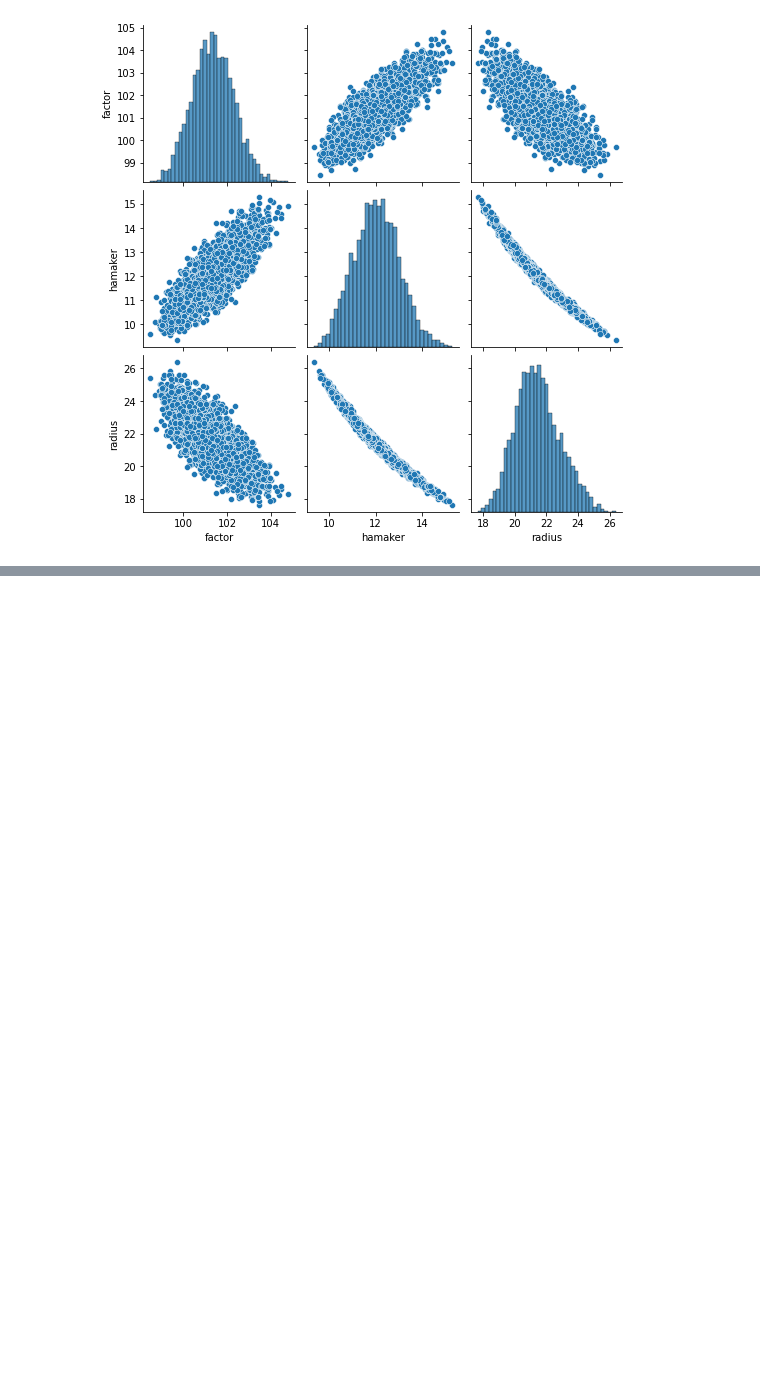
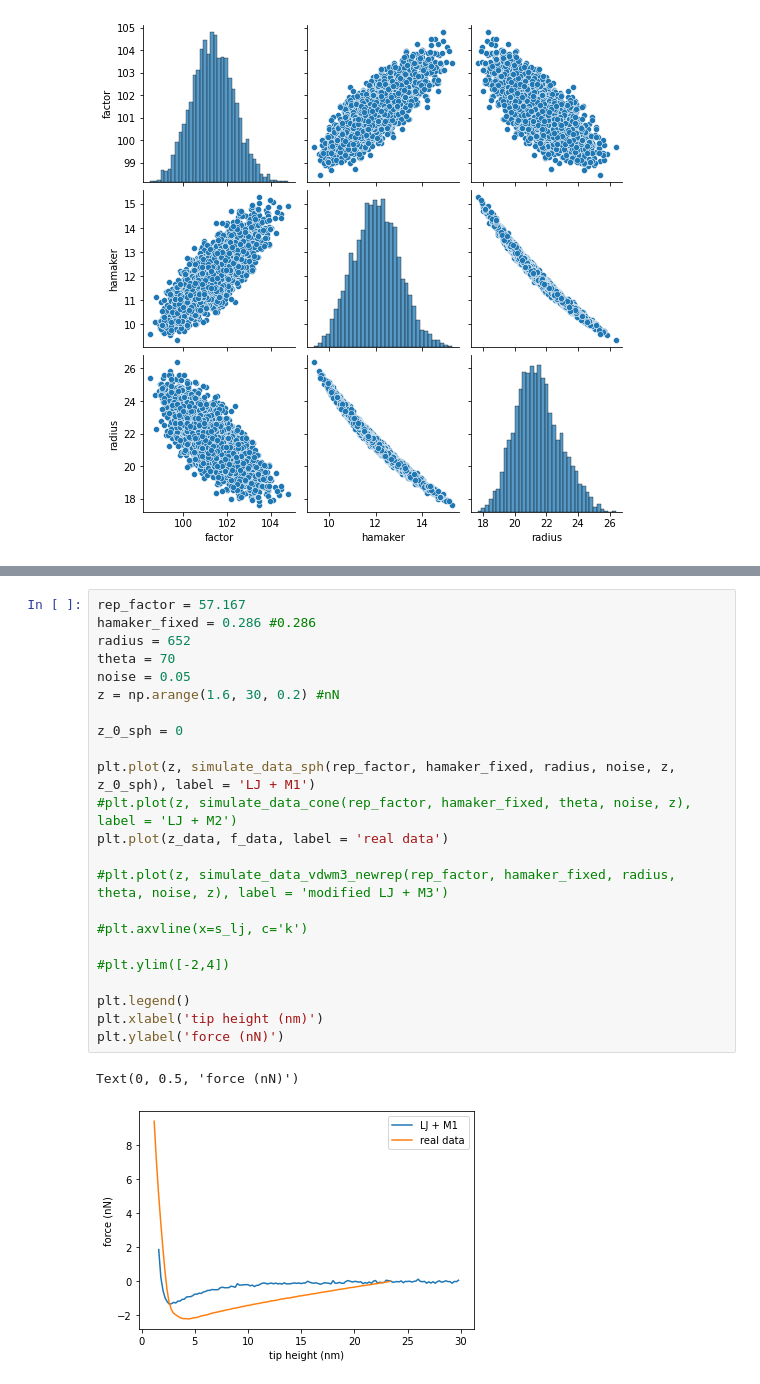
Before and after one commit to phys201/nc_AFM, a Jupyter notebook: documentation.ipynb, the cells around one changed output, grey strips where cells are left out. Cells and saved outputs as stored; diff of their text form; blank space fills up the shorter version.

```diff
--- a/documentation.ipynb
+++ b/documentation.ipynb
@@ -1098,0 +1190,26 @@ sns.pairplot(posterior_dataframe_m1_h_parameter)
+# %%
+rep_factor = 57.167
+hamaker_fixed = 0.286 #0.286
+radius = 652
+theta = 70
+noise = 0.05
+z = np.arange(1.6, 30, 0.2) #nN
+
+z_0_sph = 0
+
+plt.plot(z, simulate_data_sph(rep_factor, hamaker_fixed, radius, noise, z, z_0_sph), label = 'LJ + M1')
+#plt.plot(z, simulate_data_cone(rep_factor, hamaker_fixed, theta, noise, z), label = 'LJ + M2')
+plt.plot(z_data, f_data, label = 'real data')
+
+#plt.plot(z, simulate_data_vdwm3_newrep(rep_factor, hamaker_fixed, radius, theta, noise, z), label = 'modified LJ + M3')
+
+#plt.axvline(x=s_lj, c='k')
+
+#plt.ylim([-2,4])
+
+plt.legend()
+plt.xlabel('tip height (nm)')
+plt.ylabel('force (nN)')
+# %% [output]
+Text(0, 0.5, 'force (nN)')
+[figure, added]
```
Also changed, not shown: parts of 15 cells of this notebook, 1 other file.
